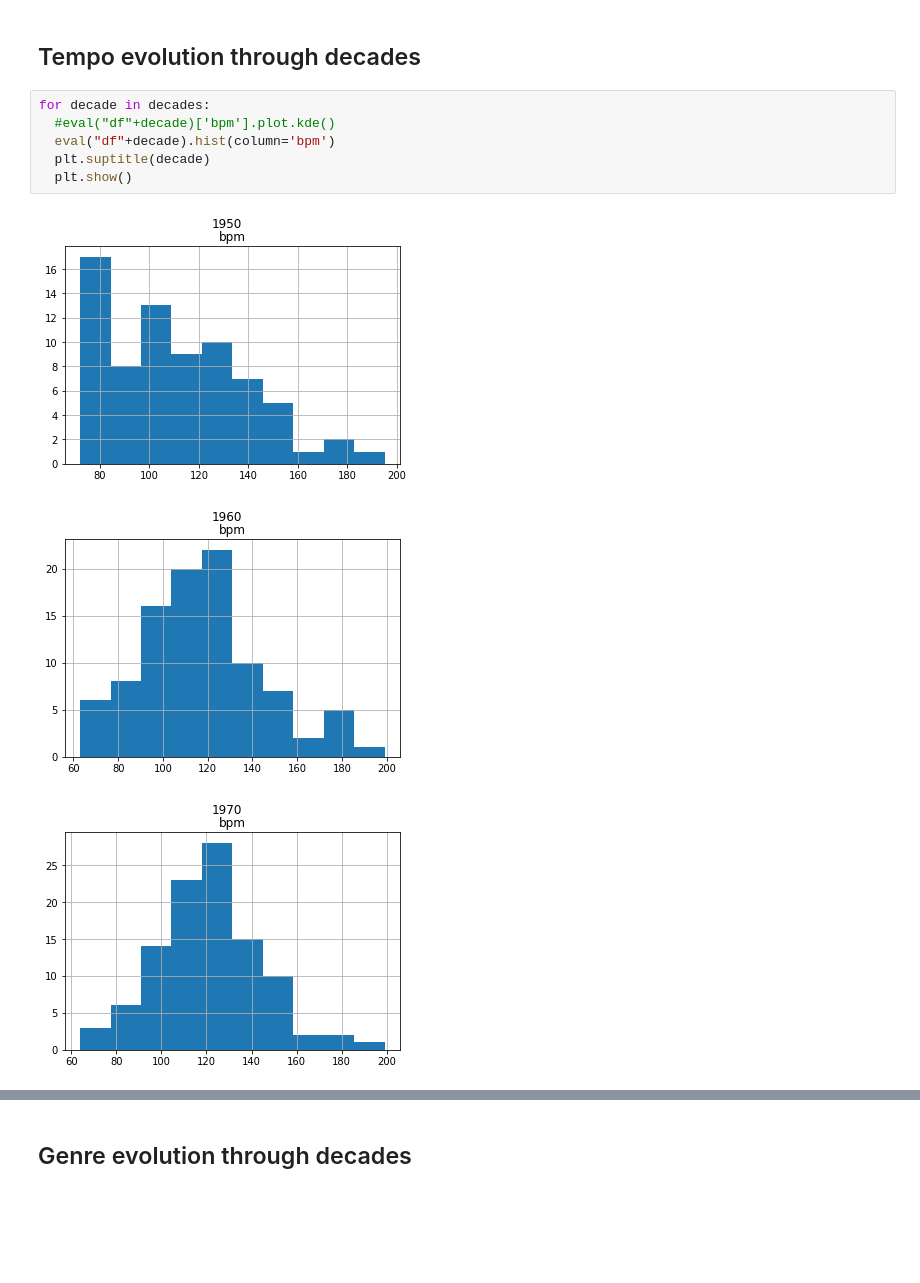
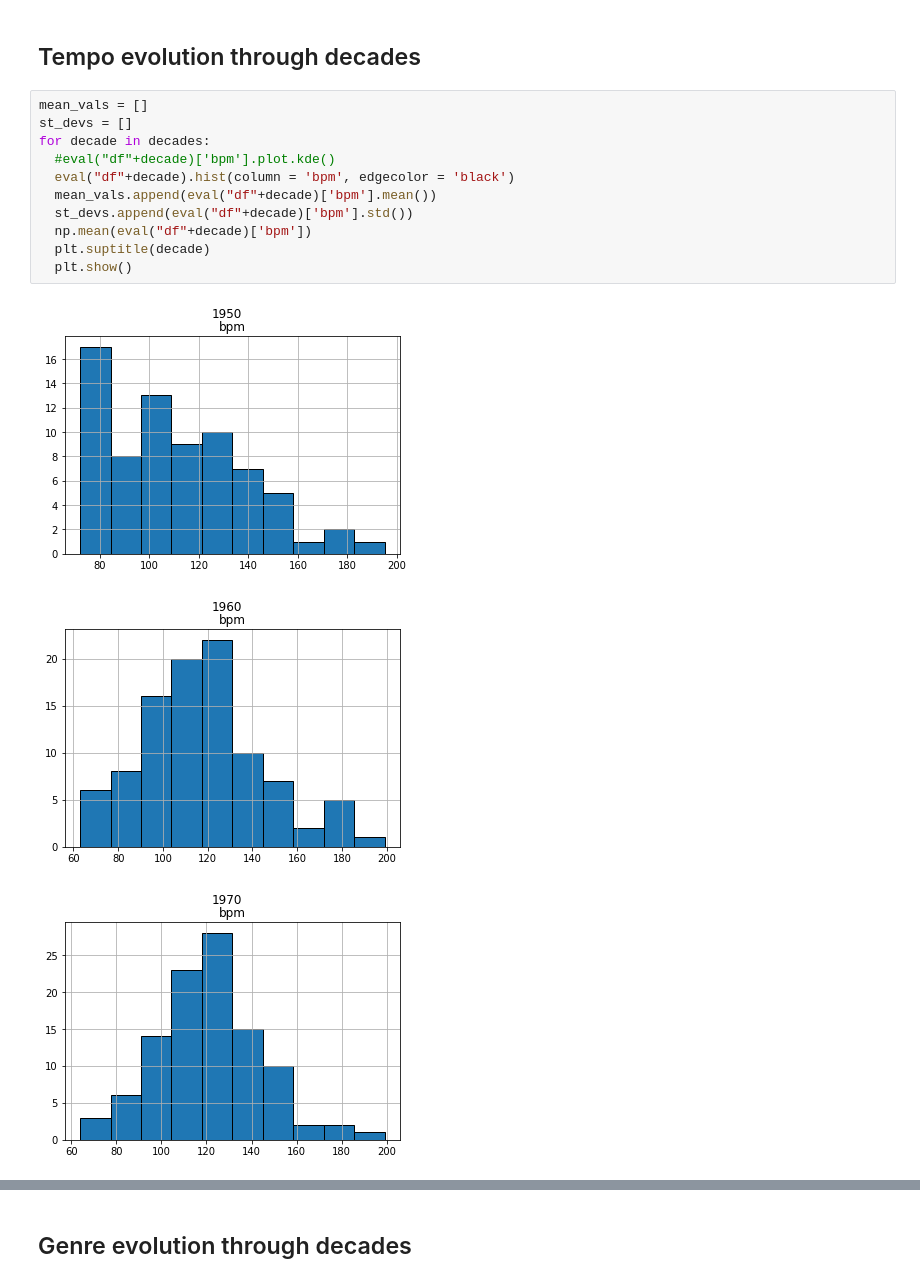
Before and after one commit to danielasenraoka/music_evolution, a Jupyter notebook: exploratory_anaysis.ipynb, the cells around one changed output, grey strips where cells are left out. Cells and saved outputs as stored; diff of their text form; blank space fills up the shorter version.

```diff
--- a/exploratory_anaysis.ipynb
+++ b/exploratory_anaysis.ipynb
@@ -76,12 +56,17 @@ for decade in decades:
 # %% [markdown]
 ## Tempo evolution through decades
 # %%
+mean_vals = []
+st_devs = []
 for decade in decades:
   #eval("df"+decade)['bpm'].plot.kde()
-  eval("df"+decade).hist(column='bpm')
+  eval("df"+decade).hist(column = 'bpm', edgecolor = 'black')
+  mean_vals.append(eval("df"+decade)['bpm'].mean())
+  st_devs.append(eval("df"+decade)['bpm'].std())
+  np.mean(eval("df"+decade)['bpm'])
   plt.suptitle(decade)
   plt.show()
 # %% [output]
-[figure, old version]
+[figure, new version]
-[figure, old version]
+[figure, new version]
-[figure, old version]
+[figure, new version]
```
Also changed, not shown: parts of 29 cells of this notebook.
